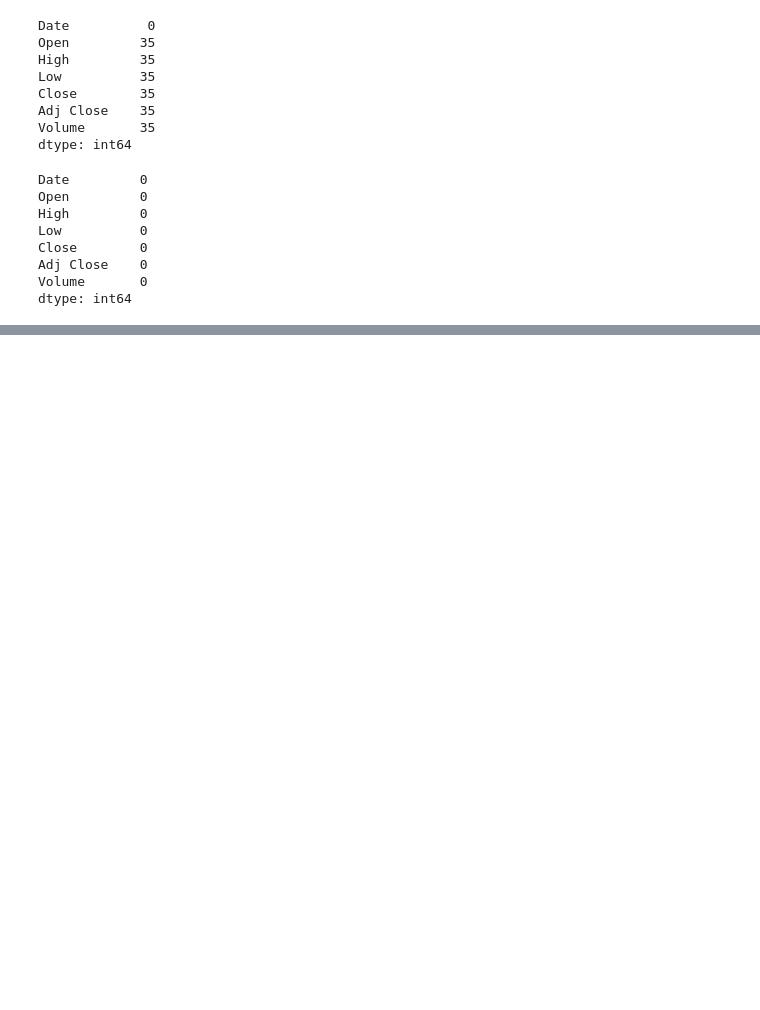
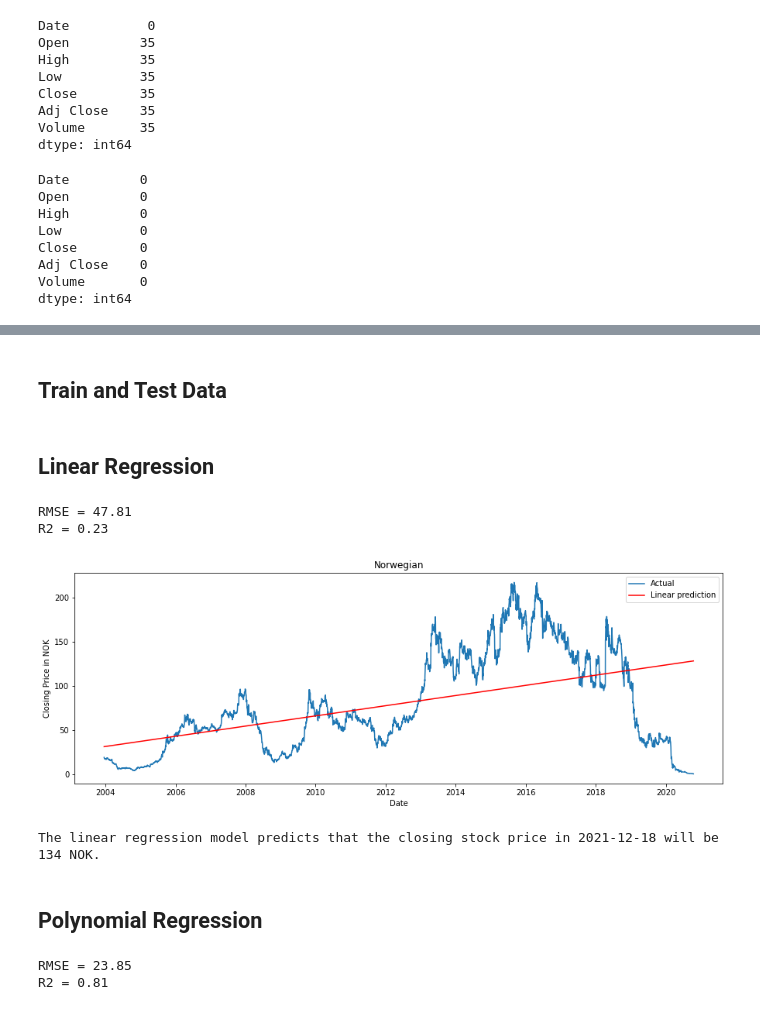
Before and after one commit to D49ll/DAVE3625, a Jupyter notebook: Assignment_2/Assignment_2.ipynb, the cells around one changed output, grey strips where cells are left out. Drawn from its saved outputs; the diff is of its cells as text; code cells hidden in the pictures; blank space fills up the shorter version.

```diff
--- a/Assignment_2/Assignment_2.ipynb
+++ b/Assignment_2/Assignment_2.ipynb
@@ -61,0 +86,8 @@ The old dataset had a total of 4253 rows while the cleaned dataset has a total o
+# %%
+# Create a new column in dataframe with days passed since 2003-12-18
+n = nas.shape[0]
+delta_days = np.zeros((n,1))
+for i in range(n):
+    delta_days[i] = (nas.Date[i]-nas.Date[0]).days
+nas['Days passed'] = delta_days.astype(int)
+nas.head()
@@ -61,0 +101,50 @@ The old dataset had a total of 4253 rows while the cleaned dataset has a total o
+# %% [markdown]
+## Train and Test Data
+# %%
+# Choosing input/feature and output/target for our models
+x = nas['Days passed'].values.reshape(-1,1)
+y = nas['Close'].values.reshape(-1,1)
+# %%
+# Split into 70% training and 30% testing data
+x_train, x_test, y_train, y_test = train_test_split(x,y,test_size = 0.30, random_state = 0)
+# %% [markdown]
+## Linear Regression
+# %%
+# Create and train the linear model
+lin = LinearRegression().fit(x_train, y_train)
+# %%
+# Accuracy of the model
+y_lin_pred = lin.predict(x_test)
+
+lin_rmse = np.sqrt(mean_squared_error(y_test,y_lin_pred))
+lin_r2 = r2_score(y_test,y_lin_pred)
+
+print(f"RMSE = {lin_rmse.round(2)}")
+print(f"R2 = {lin_r2.round(2)}")
+# %% [output]
+RMSE = 47.81
+R2 = 0.23
+# %%
+# Visualize the linear regression model
+y_lin_pred = lin.predict(x)
+
+plt.figure(figsize=(15,5))
+plt.plot(nas.Date,nas.Close, label='Actual')
+plt.plot(nas.Date,y_lin_pred, color = 'Red', label='Linear prediction')
+plt.xlabel('Date')
+plt.ylabel('Closing Price in NOK')
+plt.title('Norwegian')
+plt.legend()
+plt.show()
+# %% [output]
+[figure, added]
+# %%
+# Predict the future
+str_date = '2021-12-18'
+prediction = int(lin.predict(str_to_day(str_date)))
+
+print(f"The linear regression model predicts that the closing stock price in {str_date} will be {prediction} NOK.")
+# %% [output]
+The linear regression model predicts that the closing stock price in 2021-12-18 will be 134 NOK.
+# %% [markdown]
+## Polynomial Regression
@@ -61,0 +158,12 @@ The old dataset had a total of 4253 rows while the cleaned dataset has a total o
+# %%
+# Accuracy of the model
+x_poly_test = poly.fit_transform(x_test)
+y_poly_pred = lin2.predict(x_poly_test)
+
+poly_rmse = np.sqrt(mean_squared_error(y_test,y_poly_pred))
+poly_r2 = r2_score(y_test,y_poly_pred)
+print(f"RMSE = {poly_rmse.round(2)}")
+print(f"R2 = {poly_r2.round(2)}")
+# %% [output]
+RMSE = 23.85
+R2 = 0.81
```
Also changed, not shown: parts of 16 cells of this notebook, 2 other files.
